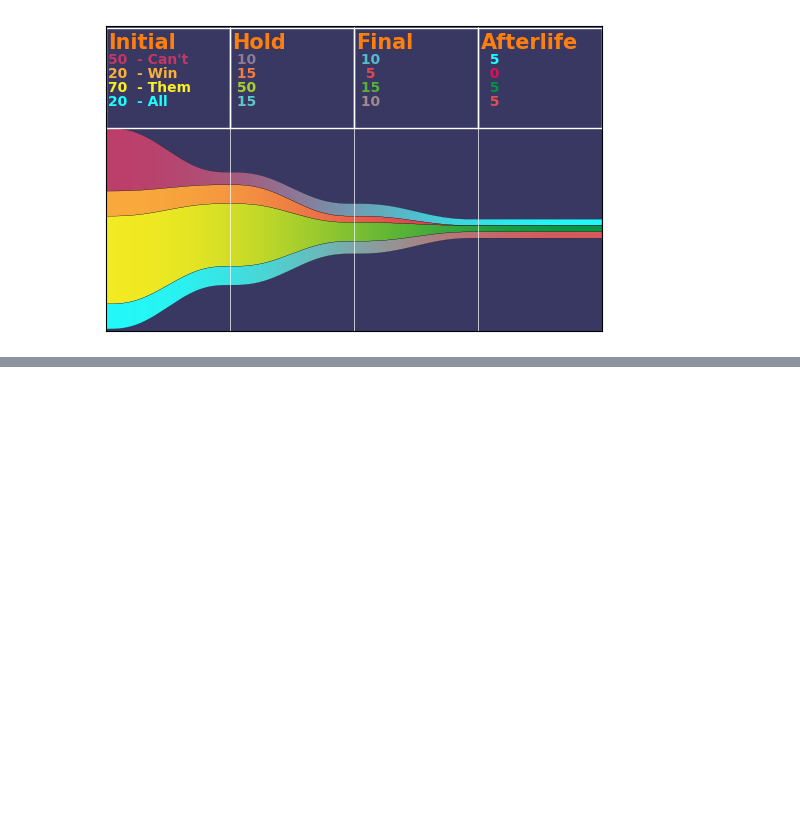
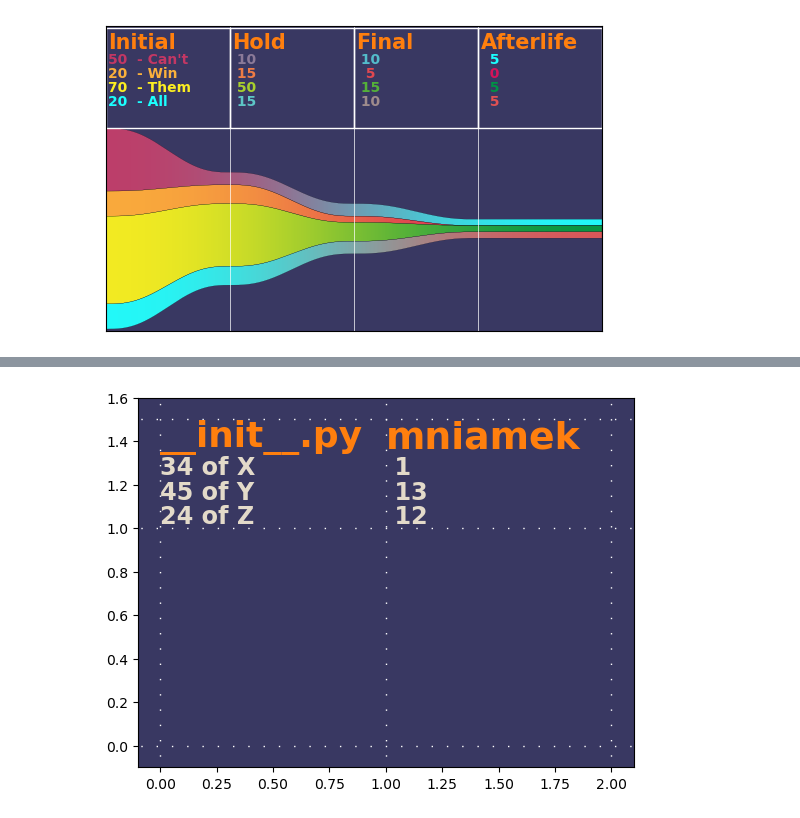
Before and after one commit to Polatucha16/FunnelGraph, a Jupyter notebook: FunnelGraph/example.ipynb, the cells around one changed output, grey strips where cells are left out. Saved outputs shown, nothing was run; the diff lists cells and outputs as text; code cells hidden in the pictures; blank space fills up the shorter version.

Commit message:
TO DO: FunellGraph to use draw_title_and_labels

```diff
--- a/FunnelGraph/example.ipynb
+++ b/FunnelGraph/example.ipynb
@@ -237,0 +190,65 @@ plt.show()
+# %%
+import numpy as np
+import matplotlib.pyplot as plt
+
+xx = 0
+visible = False
+titles = ['__init__.py']
+labels =  ['34 of X', '45 of Y','24 of Z']
+str_s = np.array([1.5, 1])
+labels_sum = '103'
+
+fig, ax = plt.subplots()
+ax.set_facecolor('#393862')
+# golden = (1+5**0.5)/2
+# ax.set_aspect(1/golden)
+
+ax.set(xlim=(-0.1, 2*window_width+0.1), ylim=(-0.1, 1 + window_height+ 0.1))
+ax.hlines(y=[0, 1, 1.5], xmin=-1, xmax=3, lw=1, colors='w', linestyle=(0, (1, 10)))
+ax.vlines(x=[0, 1, 2], ymin=-1, ymax=2, lw=1,colors='w', linestyle=(0, (1, 10)))
+
+def draw_title_and_labels(
+        ax=ax,
+        xx=xx,
+        titles=titles,
+        labels=labels,
+        title_vs_label_strength=str_s,
+        labels_sum_sum=labels_sum
+        ):
+    starting_points = divide_according_to_ratios_and_quantities(
+        length=window_height,
+        strength=title_vs_label_strength,
+        number=np.array([len(titles), len(labels)])
+        )
+    anchors = 1 + window_height - starting_points
+    titles_anchors = anchors[:len(titles)+1]
+    labels_anchors = anchors[-len(labels)-1:]
+
+    draw_from_anchors(
+        ax=ax,
+        xx=xx,
+        string_list=titles,
+        width=1,
+        anchors=titles_anchors,
+        above_or_below=titles_anchors[0],
+        ec='orange',
+        text_kwargs=title_kwargs
+        )
+
+    draw_from_anchors(
+        ax=ax,
+        xx=xx,
+        string_list=labels,
+        width=0.5,
+        anchors=labels_anchors,
+        above_or_below=titles_anchors[-1],
+        ec='w',
+        text_kwargs=label_kwargs
+        )
+
+    return ax
+draw_title_and_labels()
+draw_title_and_labels(xx=1, titles=['mniamek'],labels =  [' 1', ' 13',' 12'])
+plt.show()
+# %% [output]
+[figure, added]
```
Also changed, not shown: parts of 4 cells of this notebook, 1 other file.
